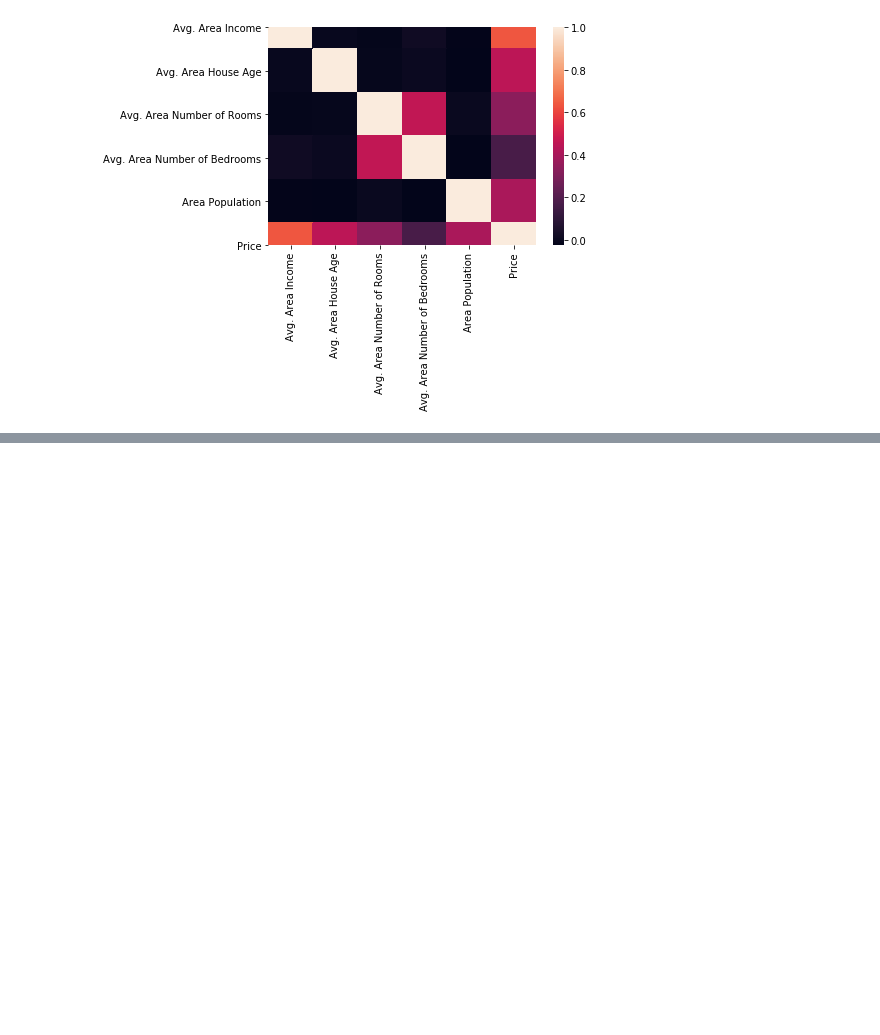
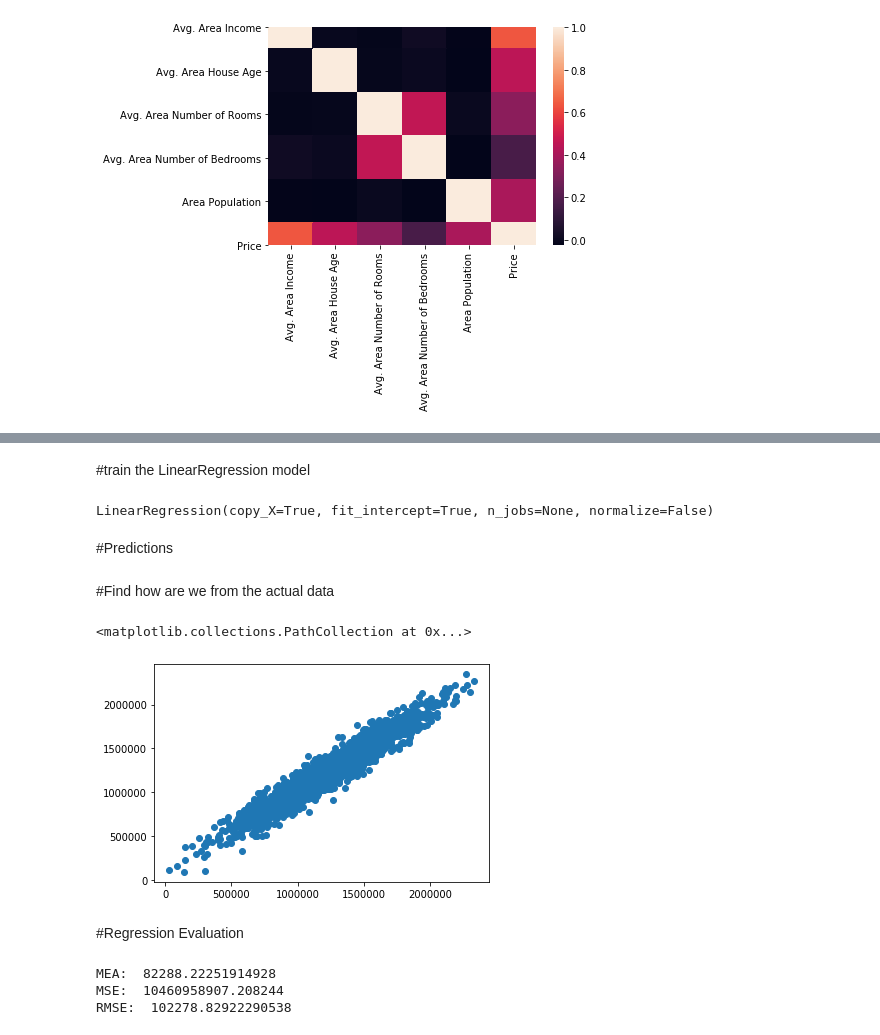
Before and after one commit to iamSurjya/MachineLearningModels, a Jupyter notebook: PredictingHousingPrices/PredictingHousingPrice.ipynb, the cells around one changed output, grey strips where cells are left out. Drawn from its saved outputs; the diff is of its cells as text; code cells hidden in the pictures; blank space fills up the shorter version.

Commit message:
Prediting House prices part 1 and 2 combined

```diff
--- a/PredictingHousingPrices/PredictingHousingPrice.ipynb
+++ b/PredictingHousingPrices/PredictingHousingPrice.ipynb
@@ -56,0 +65,3 @@ sns.heatmap(df.corr())
+# %%
+X=df[['Avg. Area Income', 'Avg. Area House Age', 'Avg. Area Number of Rooms','Avg. Area Number of Bedrooms', 'Area Population']]
+y=df['Price']
@@ -56,0 +72,2 @@ sns.heatmap(df.corr())
+# %%
+X_train, X_test, y_train, y_test = train_test_split(X, y,test_size=0.4, random_state=101)
@@ -56,0 +79,20 @@ sns.heatmap(df.corr())
+# %% [markdown]
+#train the LinearRegression model
+# %%
+lrmodel=LinearRegression()
+lrmodel.fit(X_train,y_train)
+# %% [output]
+LinearRegression(copy_X=True, fit_intercept=True, n_jobs=None, normalize=False)
+# %% [markdown]
+#Predictions
+# %%
+predictions=lrmodel.predict(X_test)
+# %% [markdown]
+#Find how are we from the actual data
+# %%
+plt.scatter(y_test,predictions)
+# %% [output]
+<matplotlib.collections.PathCollection at 0x...>
+[figure, added]
+# %% [markdown]
+#Regression Evaluation
@@ -56,0 +101,8 @@ sns.heatmap(df.corr())
+# %%
+print("MEA: " ,metrics.mean_absolute_error(y_test,predictions))
+print("MSE: " ,metrics.mean_squared_error(y_test,predictions))
+print("RMSE: ",np.sqrt(metrics.mean_squared_error(y_test,predictions)))
+# %% [output]
+MEA:  82288.22251914928
+MSE:  10460958907.208244
+RMSE:  102278.82922290538
```
Also changed, not shown: parts of 8 cells of this notebook.
